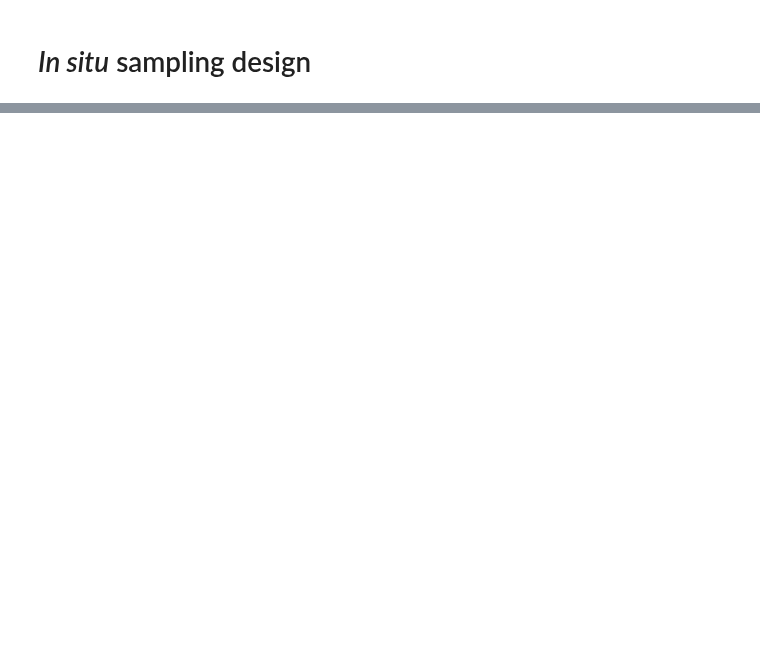
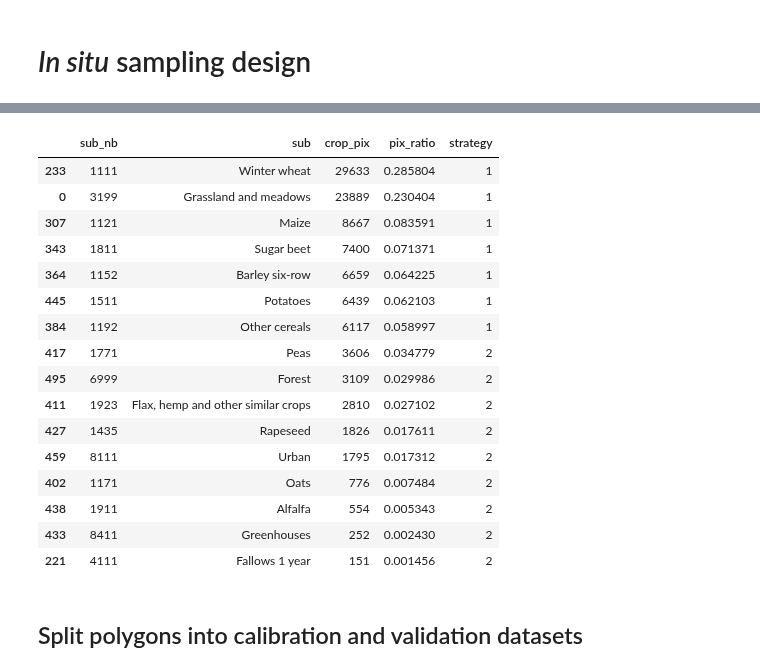
Before and after one commit to nicolasdeffense/eo-toolbox, a Jupyter notebook: notebooks/7_Classification/in_situ_sampling_design.ipynb, the cells around one changed output, grey strips where cells are left out. Drawn from its saved outputs; the diff is of its cells as text; code cells hidden in the pictures; blank space fills up the shorter version.

```diff
--- a/notebooks/7_Classification/in_situ_sampling_design.ipynb
+++ b/notebooks/7_Classification/in_situ_sampling_design.ipynb
@@ -355,0 +33,13 @@ classes_strategy_all.to_csv(csv_strategies, index=False, sep=';')
+# %%
+site = 'NAMUR'
+year = '2020'
+
+field_classif_code = 'sub_nb'
+field_classif_name = 'sub'
+
+pix_best = 10
+pix_ratio_hi = 0.05
+pix_ratio_lo = 0.01
+
+sample_ratio_hi = 0.25
+sample_ratio_lo = 0.75
@@ -355,0 +86,32 @@ classes_strategy_all.to_csv(csv_strategies, index=False, sep=';')
+# %%
+gdf['strategy'] = np.where(gdf['pix_count'] < pix_best, 3,
+                           np.where(gdf['pix_ratio'] >= pix_ratio_hi, 1, 2))
+
+
+# Build a table to summarize the strategy assign to each class
+
+df = gdf[[field_classif_code,field_classif_name,'crop_pix','pix_ratio','strategy']].drop_duplicates()
+
+df = df[df['strategy'] != 3].sort_values('pix_ratio', ascending=False)
+
+display(df)
+# %% [output]
+|  | sub_nb | sub | crop_pix | pix_ratio | strategy |
+| 233 | 1111 | Winter wheat | 29633 | 0.285804 | 1 |
+| 0 | 3199 | Grassland and meadows | 23889 | 0.230404 | 1 |
+| 307 | 1121 | Maize | 8667 | 0.083591 | 1 |
+| 343 | 1811 | Sugar beet | 7400 | 0.071371 | 1 |
+| 364 | 1152 | Barley six-row | 6659 | 0.064225 | 1 |
+| 445 | 1511 | Potatoes | 6439 | 0.062103 | 1 |
+| 384 | 1192 | Other cereals | 6117 | 0.058997 | 1 |
+| 417 | 1771 | Peas | 3606 | 0.034779 | 2 |
+| 495 | 6999 | Forest | 3109 | 0.029986 | 2 |
+| 411 | 1923 | Flax, hemp and other similar crops | 2810 | 0.027102 | 2 |
+| 427 | 1435 | Rapeseed | 1826 | 0.017611 | 2 |
+| 459 | 8111 | Urban | 1795 | 0.017312 | 2 |
+| 402 | 1171 | Oats | 776 | 0.007484 | 2 |
+| 438 | 1911 | Alfalfa | 554 | 0.005343 | 2 |
+| 433 | 8411 | Greenhouses | 252 | 0.002430 | 2 |
+| 221 | 4111 | Fallows 1 year | 151 | 0.001456 | 2 |
+# %% [markdown]
+## Split polygons into calibration and validation datasets
```
Also changed, not shown: parts of 41 cells of this notebook, 8 other files.
